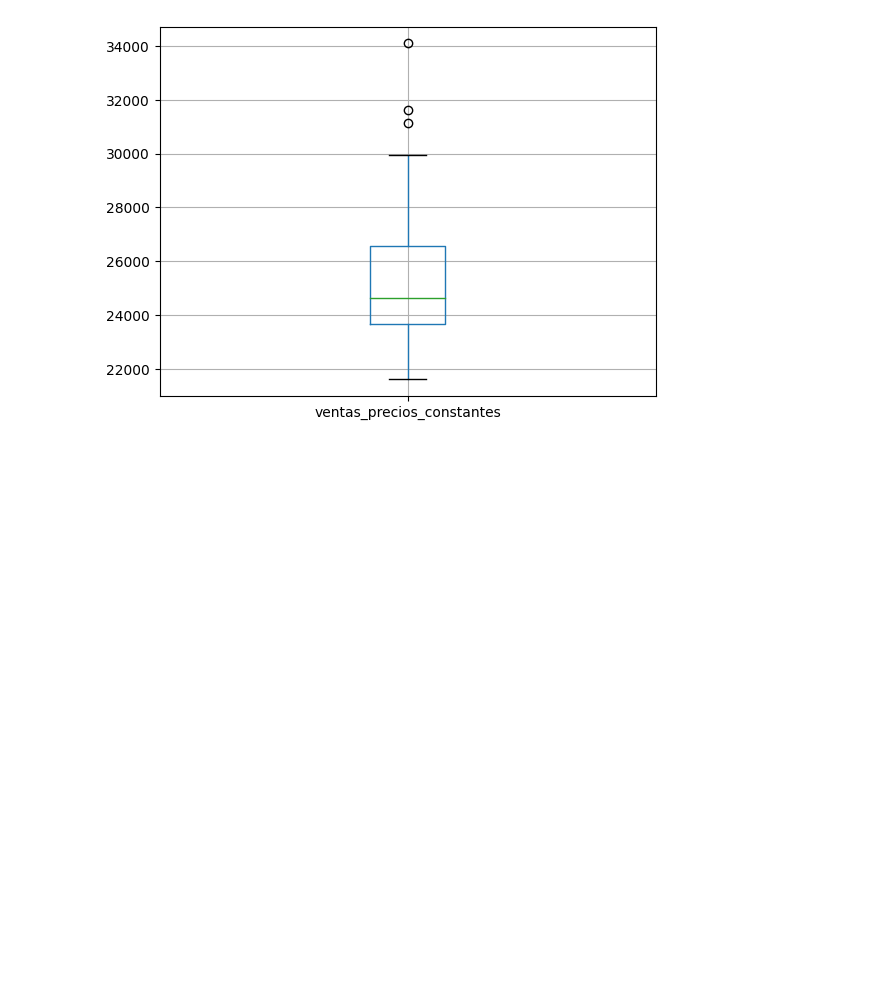
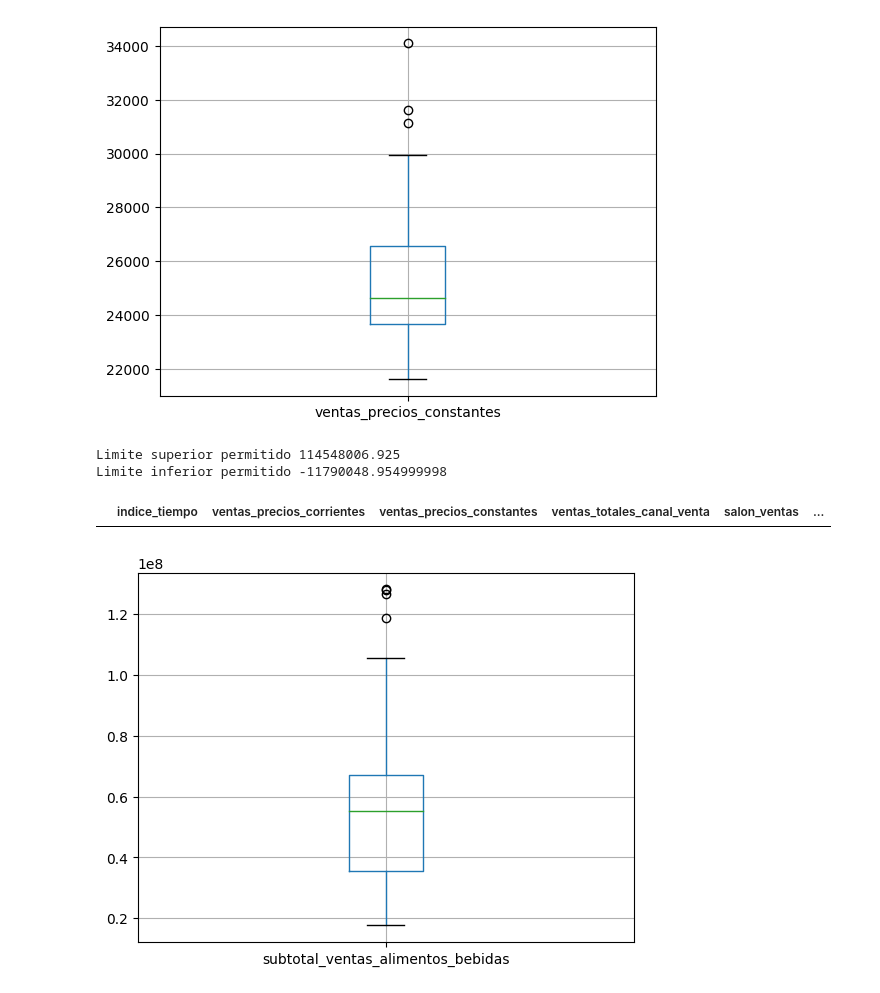
Before and after one commit to Ick3r/Actividad_3, a Jupyter notebook: Outliers.ipynb, the cells around one changed output. Saved outputs shown, nothing was run; the diff lists cells and outputs as text; code cells hidden in the pictures; blank space fills up the shorter version.

Commit message:
identificamos outliers de 'sub_vnts_alts_bdas'

```diff
--- a/Outliers.ipynb
+++ b/Outliers.ipynb
@@ -385,3 +385,30 @@ boxplot = data_clean_ventas_precios_constantes.boxplot(column=['ventas_precios_c
 # %%
 #Vemos como se han eliminado nuestros outline values; pero del mismo modo siguen existiendo estos outliers en nuestra
 #variable debido a que se ajusta nuestros rangos
+# %%
+#Método aplicando desviación estandar. Encuentro los valores extremos
+#subtotal_ventas_alimentos_bebidas
+
+y2=data2["subtotal_ventas_alimentos_bebidas"]
+
+percentile25_2=y2.quantile(0.25) #Q1
+percentile75_2=y2.quantile(0.75) #Q3
+iqr2= percentile75_2- percentile25_2
+
+Limite_Superior_iqr2= percentile75_2 + 1.5*iqr2
+Limite_Inferior_iqr2= percentile25_2 - 1.5*iqr2
+print("Limite superior permitido", Limite_Superior_iqr2)
+print("Limite inferior permitido", Limite_Inferior_iqr2)
+
+#Encontramos Ouliers
+outliers_subtotal_ventas_alimentos_bebidas= data2[(y>Limite_Superior_iqr2)|(y<Limite_Inferior_iqr2)]
+outliers_subtotal_ventas_alimentos_bebidas
+# %% [output]
+Limite superior permitido 114548006.925
+Limite inferior permitido -11790048.954999998
+|  | indice_tiempo | ventas_precios_corrientes | ventas_precios_constantes | ventas_totales_canal_venta | salon_ventas | ... |
+# %%
+#subtotal_ventas_alimentos_bebidas
+boxplot = data2.boxplot(column=['subtotal_ventas_alimentos_bebidas'])
+# %% [output]
+[figure, added]
```
